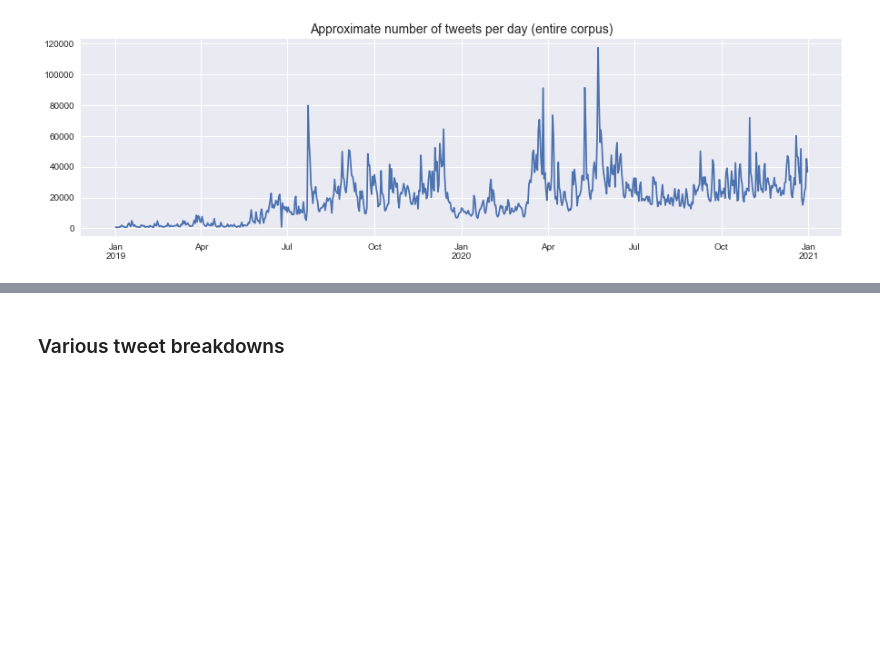
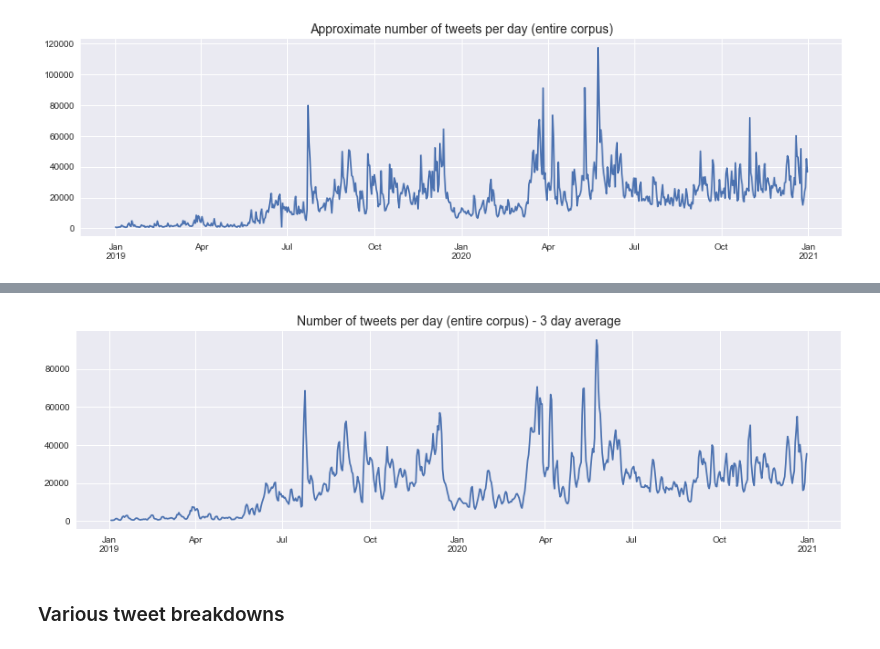
Before and after one commit to oksmith/BoJo-tweets, a Jupyter notebook: 2. Explore.ipynb, the cells around one changed output, grey strips where cells are left out. Cells and saved outputs as stored; diff of their text form; code cells hidden in the pictures; blank space fills up the shorter version.

```diff
--- a/2. Explore.ipynb
+++ b/2. Explore.ipynb
@@ -114,3 +120,10 @@ plt.show()
+# %%
+sdf.rolling(3).mean().plot(kind='line', figsize=(15, 4))
+plt.title('Number of tweets per day (entire corpus) - 3 day average', fontsize=14)
+plt.savefig('images/tweets_per_day_rolling_3.png')
+plt.show()
+# %% [output]
+[figure, added]
 # %% [markdown]
 ### Various tweet breakdowns
 # %%
```
Also changed, not shown: parts of 5 cells of this notebook, 1 other file.
